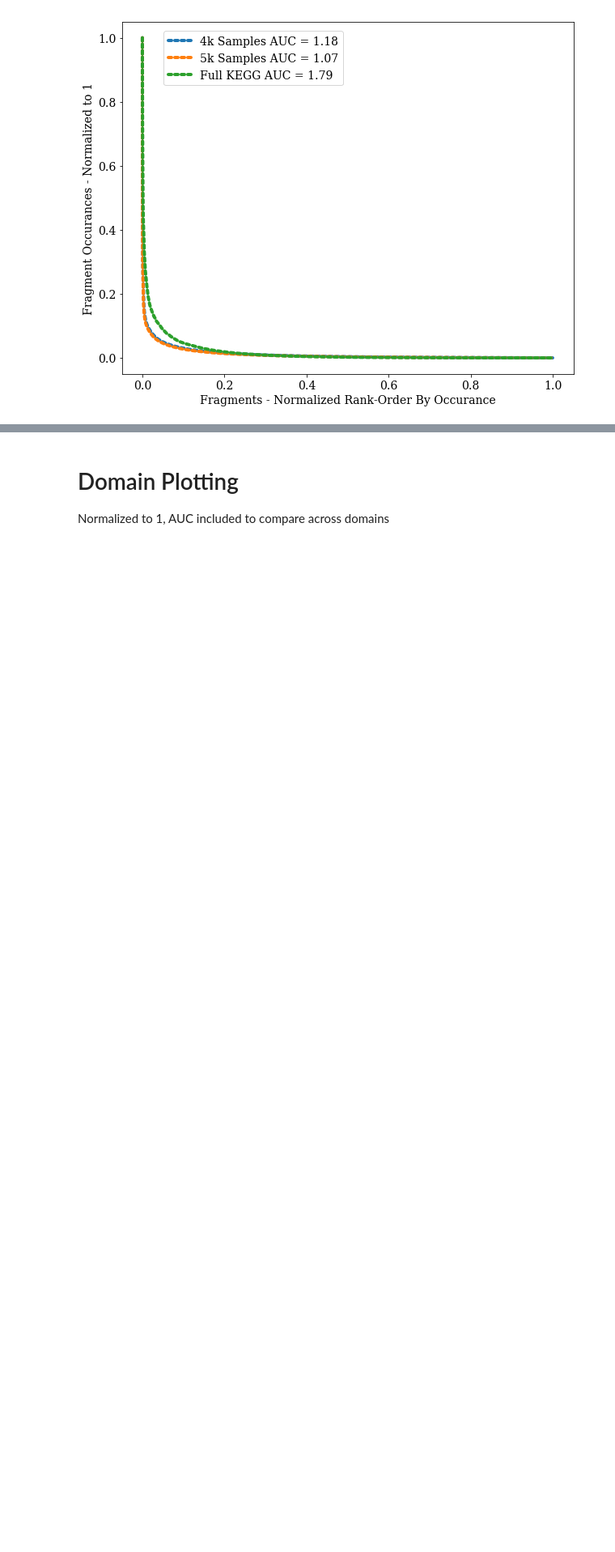
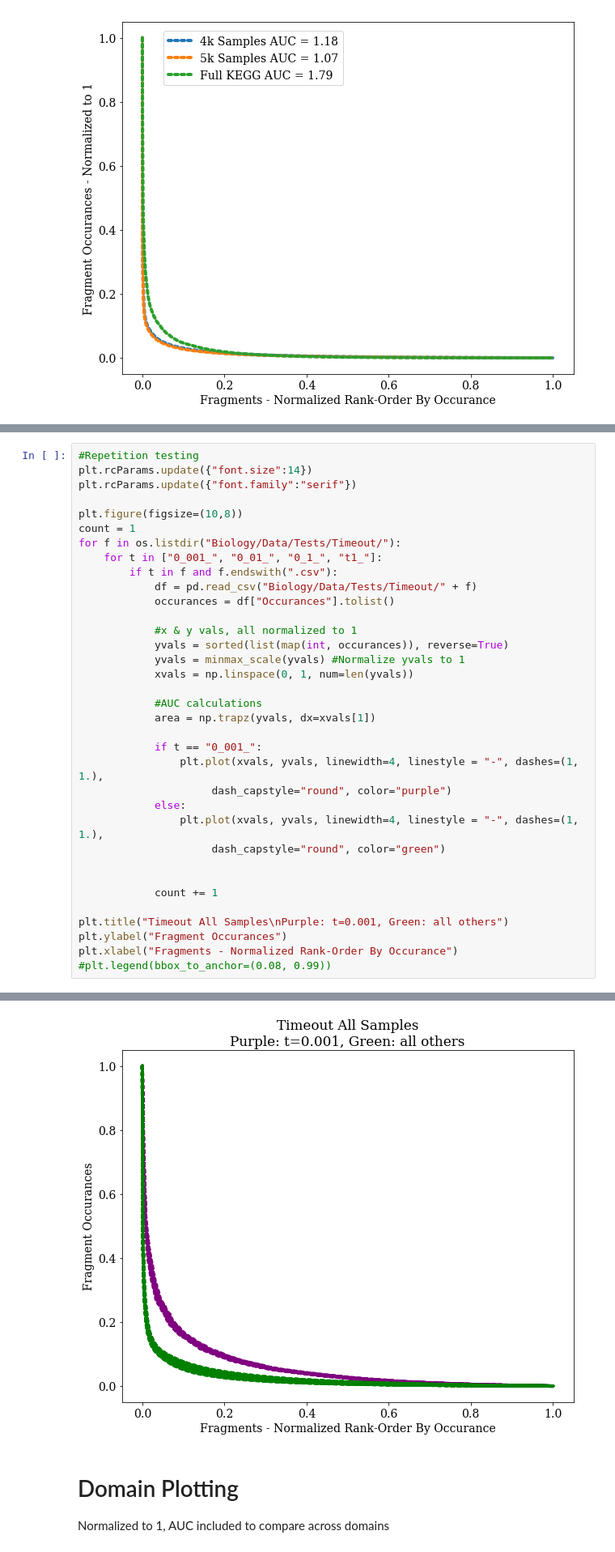
Before and after one commit to jfmalloy1/ChemAsLanguage, a Jupyter notebook: Fragments/fragment_plotting.ipynb, the cells around one changed output, grey strips where cells are left out. Shown at 81% size. Drawn from its saved outputs; the diff is of its cells as text; blank space fills up the shorter version.

```diff
--- a/Fragments/fragment_plotting.ipynb
+++ b/Fragments/fragment_plotting.ipynb
@@ -72,0 +107,36 @@ plt.legend(bbox_to_anchor=(0.08, 0.99))
+# %%
+#Repetition testing
+plt.rcParams.update({"font.size":14})
+plt.rcParams.update({"font.family":"serif"})
+
+plt.figure(figsize=(10,8))
+count = 1
+for f in os.listdir("Biology/Data/Tests/Timeout/"):
+    for t in ["0_001_", "0_01_", "0_1_", "t1_"]:
+        if t in f and f.endswith(".csv"):
+            df = pd.read_csv("Biology/Data/Tests/Timeout/" + f)
+            occurances = df["Occurances"].tolist()
+
+            #x & y vals, all normalized to 1
+            yvals = sorted(list(map(int, occurances)), reverse=True)
+            yvals = minmax_scale(yvals) #Normalize yvals to 1
+            xvals = np.linspace(0, 1, num=len(yvals))
+
+            #AUC calculations
+            area = np.trapz(yvals, dx=xvals[1])
+
+            if t == "0_001_":
+                plt.plot(xvals, yvals, linewidth=4, linestyle = "-", dashes=(1, 1.),
+                     dash_capstyle="round", color="purple")
+            else:
+                plt.plot(xvals, yvals, linewidth=4, linestyle = "-", dashes=(1, 1.),
+                     dash_capstyle="round", color="green")
+
+
+            count += 1
+
+plt.title("Timeout All Samples\nPurple: t=0.001, Green: all others")
+plt.ylabel("Fragment Occurances")
+plt.xlabel("Fragments - Normalized Rank-Order By Occurance")
+#plt.legend(bbox_to_anchor=(0.08, 0.99))
+# %% [output]
@@ -73,3 +144,4 @@ plt.legend(bbox_to_anchor=(0.08, 0.99))
+[figure, added]
 # %% [markdown]
 # Domain Plotting
 
```
Also changed, not shown: parts of 6 cells of this notebook, 3 other files.
